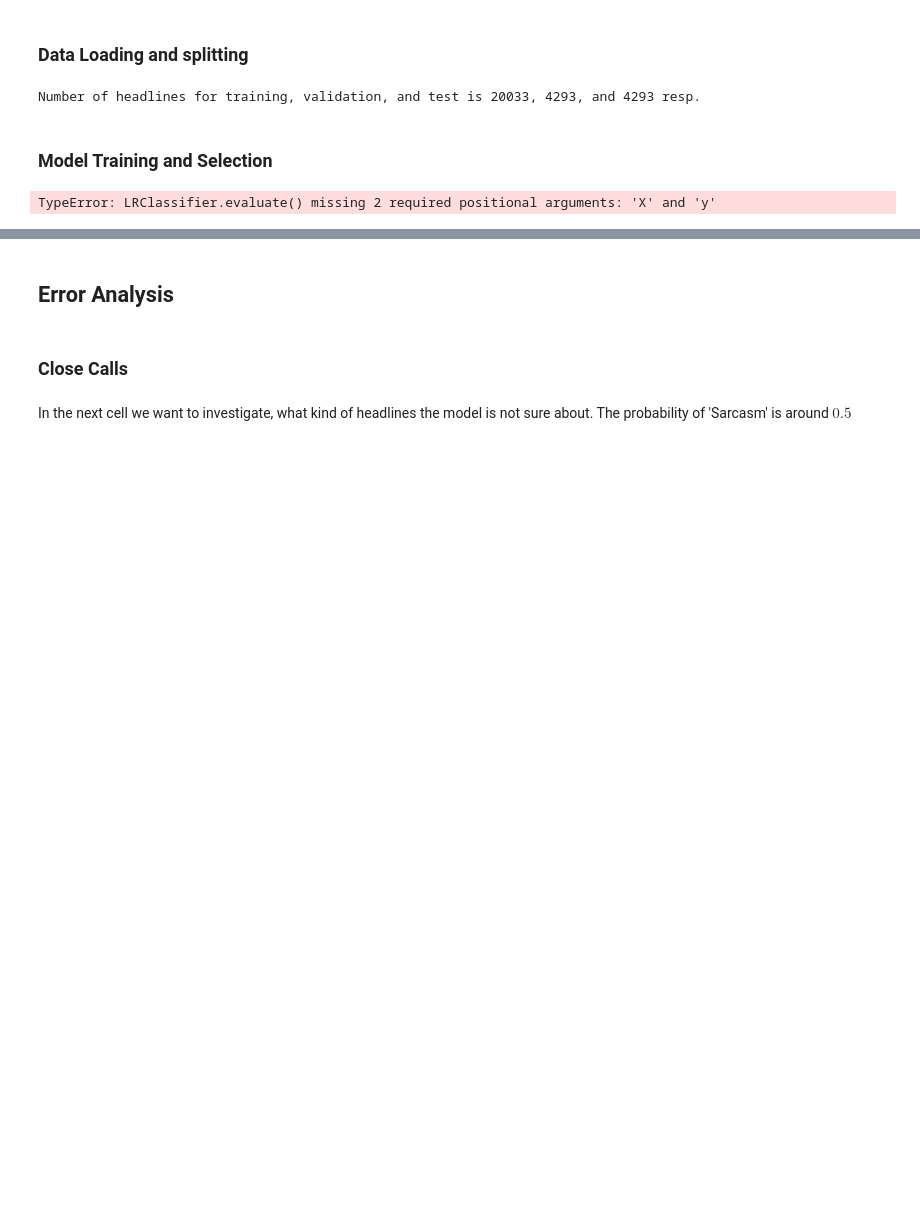
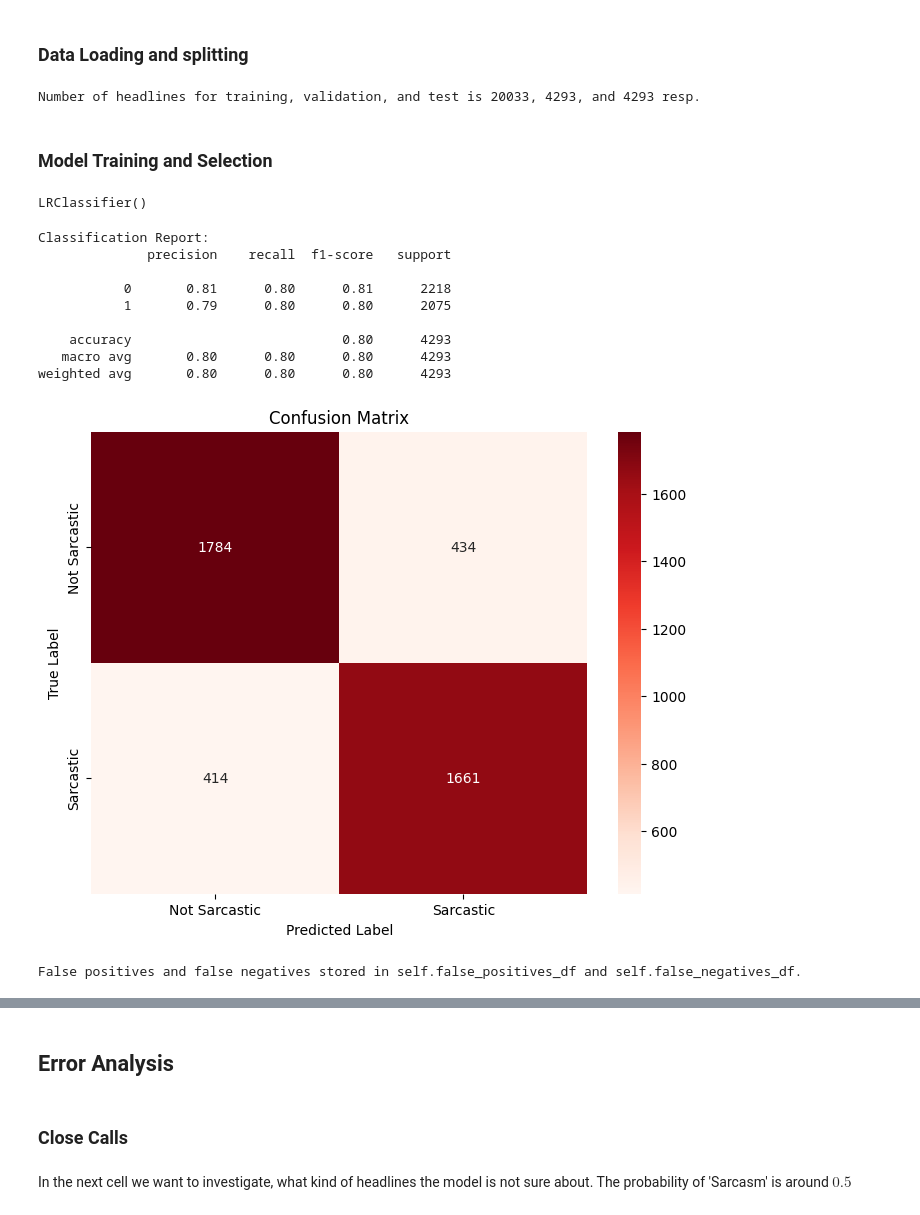
Before and after one commit to arianetemadi/snack-overflow, a Jupyter notebook: notebooks/M2-LR.ipynb, the cells around one changed output, grey strips where cells are left out. Drawn from its saved outputs; the diff is of its cells as text; code cells hidden in the pictures; blank space fills up the shorter version.

```diff
--- a/notebooks/M2-LR.ipynb
+++ b/notebooks/M2-LR.ipynb
@@ -25,10 +25,23 @@ Number of headlines for training, validation, and test is 20033, 4293, and 4293
 # fit logistic regression with bag of words vectorizer
 logreg_BOW = LRClassifier(use_tfidf=False, remove_stopwords=False)
 logreg_BOW.fit(train_headlines)
-
-# Evaluate the model
-logreg_BOW.evaluate(show_confusion_matrix=True)
 # %% [output]
-TypeError: LRClassifier.evaluate() missing 2 required positional arguments: 'X' and 'y'
+LRClassifier()
+# %%
+
+# Evaluate the model
+logreg_BOW.evaluate(val_headlines,show_confusion_matrix=True)
+# %% [output]
+Classification Report:
+              precision    recall  f1-score   support
+
+           0       0.81      0.80      0.81      2218
+           1       0.79      0.80      0.80      2075
+
+    accuracy                           0.80      4293
+   macro avg       0.80      0.80      0.80      4293
+weighted avg       0.80      0.80      0.80      4293
+[figure, added]
+False positives and false negatives stored in self.false_positives_df and self.false_negatives_df.
 # %%
 # fit logistic regression with TD-IDF vectorizer
```
Also changed, not shown: parts of 9 cells of this notebook, 56 other files.
